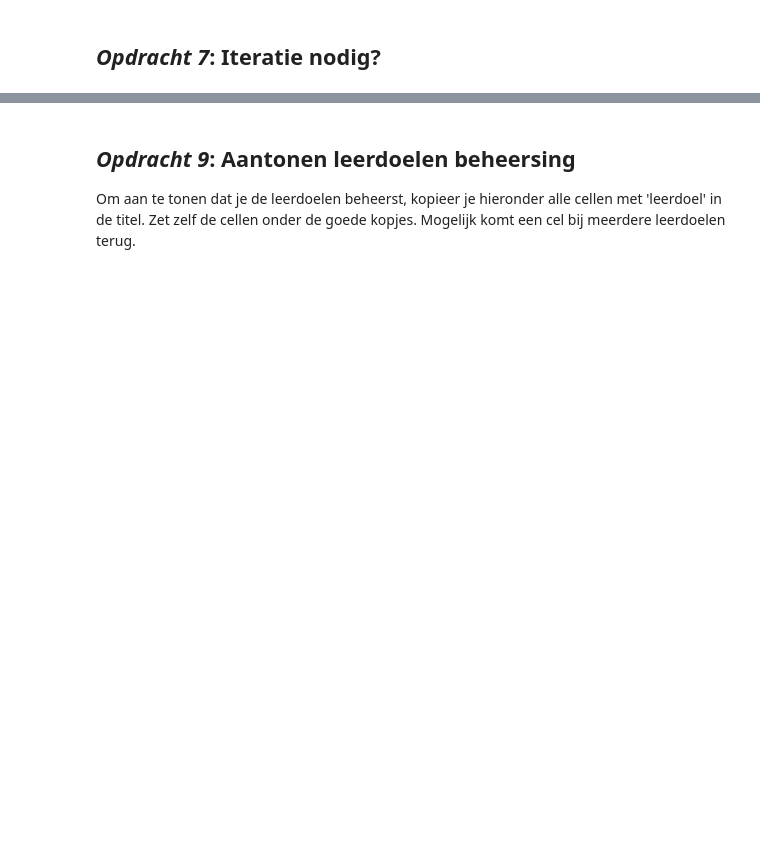
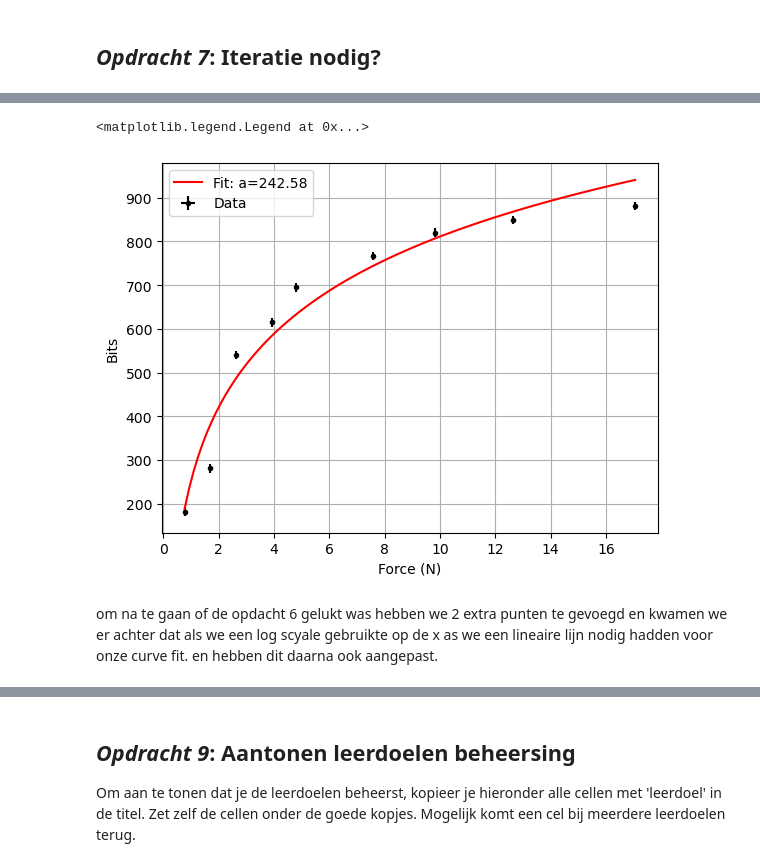
Before and after one commit to WouterAlejandro/opdrachten-DEF-D, a Jupyter notebook: FysiekeOntwerpopdrachten/1KalibreerEenSensorDigitaalAnaloog/DEFOntwerpopdracht1KalibreerEenSensorInvulTemplate.ipynb, the cells around one changed output, grey strips where cells are left out. Cells and saved outputs as stored; diff of their text form; code cells hidden in the pictures; blank space fills up the shorter version.

```diff
--- a/FysiekeOntwerpopdrachten/1KalibreerEenSensorDigitaalAnaloog/DEFOntwerpopdracht1KalibreerEenSensorInvulTemplate.ipynb
+++ b/FysiekeOntwerpopdrachten/1KalibreerEenSensorDigitaalAnaloog/DEFOntwerpopdracht1KalibreerEenSensorInvulTemplate.ipynb
@@ -115,0 +110,26 @@ Vervang deze tekst door jouw conclusie.
+# %%
+# Plot hier de meting en fit een lijn door de metingen.
+# Maak gebruik van wat je geleerd hebt bij het practicum.
+def function(x, a, b):
+    return a*np.log(x) + b
+
+popt,pcov = curve_fit(function, F, bits)
+
+a = popt[0]
+b = popt[1]
+
+x_fit = np.linspace(min(F), max(F), 100)
+
+plt.figure()
+plt.errorbar(F, bits, xerr=u_F, yerr=u_bits, fmt='k.', label='Data')
+plt.plot(x_fit, function(x_fit, *popt), 'r-', label=f'Fit: a={a:.2f}')
+plt.xlabel('Force (N)')
+
+plt.ylabel('Bits')
+plt.grid(True)
+plt.legend()
+# %% [output]
+<matplotlib.legend.Legend at 0x...>
+[figure, added]
+# %% [markdown]
+om na te gaan of de opdacht 6 gelukt was hebben we 2 extra punten te gevoegd en kwamen we er achter dat als we een log scyale gebruikte op de x as we een lineaire lijn nodig hadden voor onze curve fit. en hebben dit daarna ook aangepast.
```
Also changed, not shown: parts of 17 cells of this notebook.
